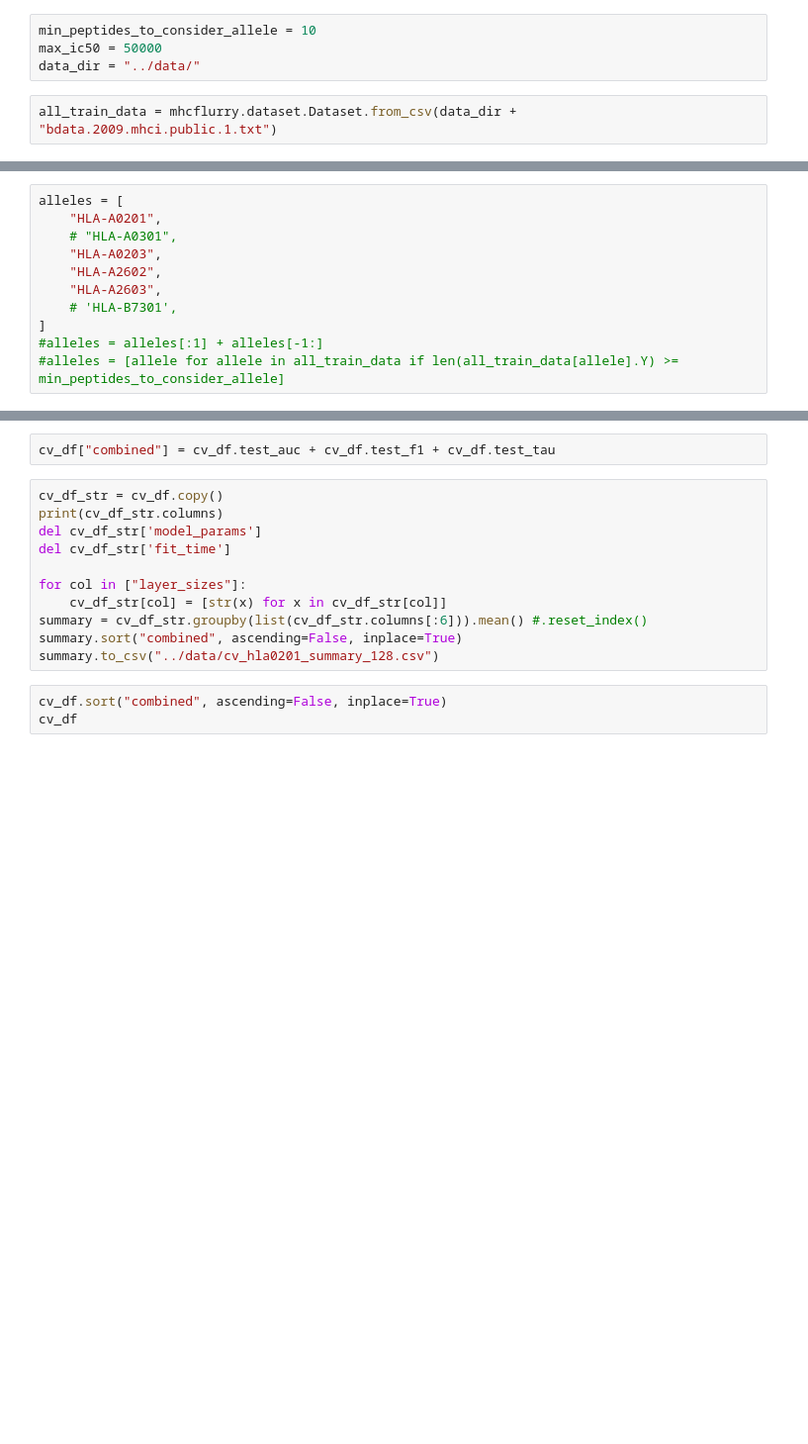
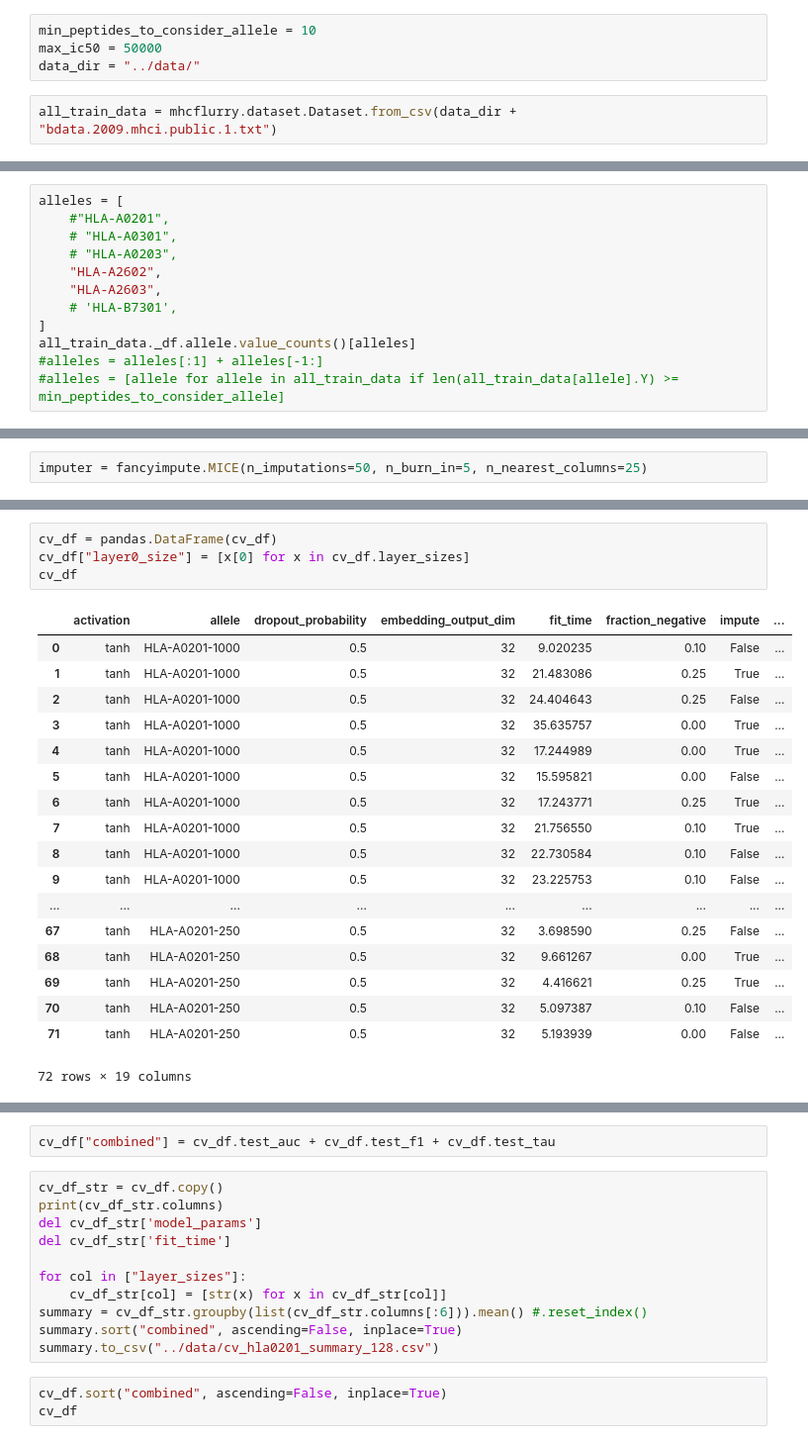
Before and after one commit to hammerlab/mhcflurry-icml-compbio-2016, a Jupyter notebook: notebooks/cv.ipynb, the cells around one changed output, grey strips where cells are left out. Shown at 99% size. Saved outputs shown, nothing was run; the diff lists cells and outputs as text; blank space fills up the shorter version.

```diff
--- a/notebooks/cv.ipynb
+++ b/notebooks/cv.ipynb
@@ -45,12 +48,13 @@ all_train_data._df
 137654 rows × 8 columns
 # %%
 alleles = [
-    "HLA-A0201",
+    #"HLA-A0201",
     # "HLA-A0301",
-    "HLA-A0203",
+    # "HLA-A0203",
     "HLA-A2602",
     "HLA-A2603",
     # 'HLA-B7301',
 ]
+all_train_data._df.allele.value_counts()[alleles]
 #alleles = alleles[:1] + alleles[-1:]
 #alleles = [allele for allele in all_train_data if len(all_train_data[allele].Y) >= min_peptides_to_consider_allele]
@@ -152,3 +244,5 @@ reload(mhcflurry)
+# %%
+imputer = fancyimpute.MICE(n_imputations=50, n_burn_in=5, n_nearest_columns=25)
 # %%
 # allele -> list of (train set, imputed train set, test set) for each fold
 n_folds = 3
@@ -259,0 +432,23 @@ cv_df
+# %%
+cv_df = pandas.DataFrame(cv_df)
+cv_df["layer0_size"] = [x[0] for x in cv_df.layer_sizes]
+cv_df
+# %% [output]
+|  | activation | allele | dropout_probability | embedding_output_dim | fit_time | fraction_negative | impute | ... |
+| 0 | tanh | HLA-A0201-1000 | 0.5 | 32 | 9.020235 | 0.10 | False | ... |
+| 1 | tanh | HLA-A0201-1000 | 0.5 | 32 | 21.483086 | 0.25 | True | ... |
+| 2 | tanh | HLA-A0201-1000 | 0.5 | 32 | 24.404643 | 0.25 | False | ... |
+| 3 | tanh | HLA-A0201-1000 | 0.5 | 32 | 35.635757 | 0.00 | True | ... |
+| 4 | tanh | HLA-A0201-1000 | 0.5 | 32 | 17.244989 | 0.00 | True | ... |
+| 5 | tanh | HLA-A0201-1000 | 0.5 | 32 | 15.595821 | 0.00 | False | ... |
+| 6 | tanh | HLA-A0201-1000 | 0.5 | 32 | 17.243771 | 0.25 | True | ... |
+| 7 | tanh | HLA-A0201-1000 | 0.5 | 32 | 21.756550 | 0.10 | True | ... |
+| 8 | tanh | HLA-A0201-1000 | 0.5 | 32 | 22.730584 | 0.10 | False | ... |
+| 9 | tanh | HLA-A0201-1000 | 0.5 | 32 | 23.225753 | 0.10 | False | ... |
+| ... | ... | ... | ... | ... | ... | ... | ... | ... |
+| 67 | tanh | HLA-A0201-250 | 0.5 | 32 | 3.698590 | 0.25 | False | ... |
+| 68 | tanh | HLA-A0201-250 | 0.5 | 32 | 9.661267 | 0.00 | True | ... |
+| 69 | tanh | HLA-A0201-250 | 0.5 | 32 | 4.416621 | 0.25 | True | ... |
+| 70 | tanh | HLA-A0201-250 | 0.5 | 32 | 5.097387 | 0.10 | False | ... |
+| 71 | tanh | HLA-A0201-250 | 0.5 | 32 | 5.193939 | 0.00 | False | ... |
+72 rows × 19 columns
```
Also changed, not shown: parts of 18 cells of this notebook, 4 other files.
